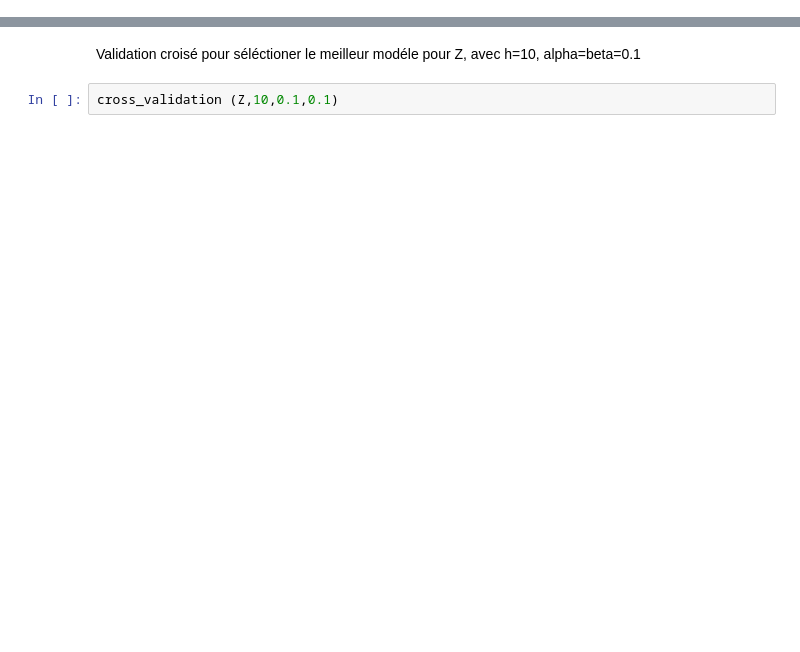
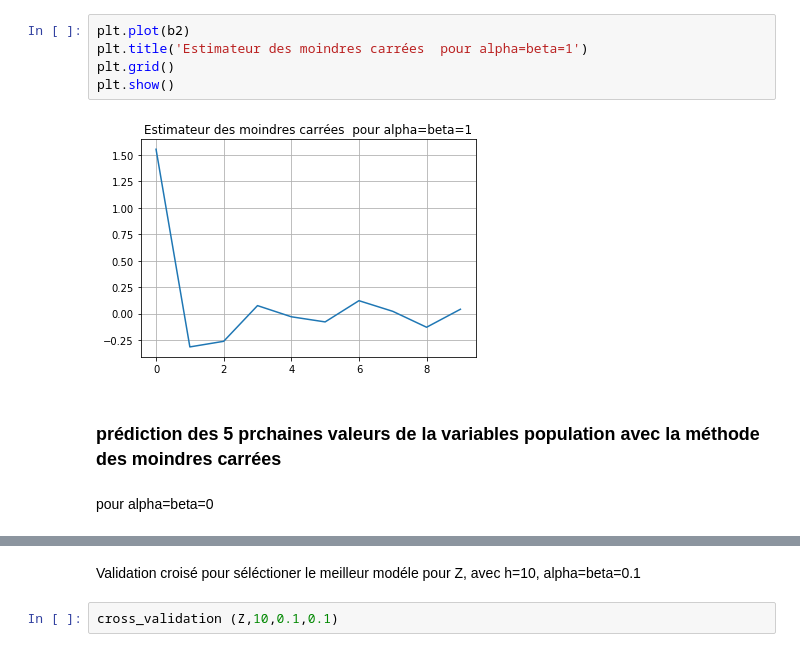
Before and after one commit to amahjourwalid/regression_ridge-, a Jupyter notebook: Untitled.ipynb, the cells around one changed output, grey strips where cells are left out. Cells and saved outputs as stored; diff of their text form; blank space fills up the shorter version.

```diff
--- a/Untitled.ipynb
+++ b/Untitled.ipynb
@@ -197,0 +172,11 @@ Calcul de l'éstimateur de ridge pour Z avec h=10 lamba=0.1 alpha=beta=0.1
+# %%
+plt.plot(b2)
+plt.title('Estimateur des moindres carrées  pour alpha=beta=1')
+plt.grid()
+plt.show()
+# %% [output]
+[figure, added]
+# %% [markdown]
+### prédiction des 5 prchaines valeurs de la variables population avec la méthode des moindres carrées
+# %% [markdown]
+pour alpha=beta=0
```
Also changed, not shown: parts of 30 cells of this notebook.
